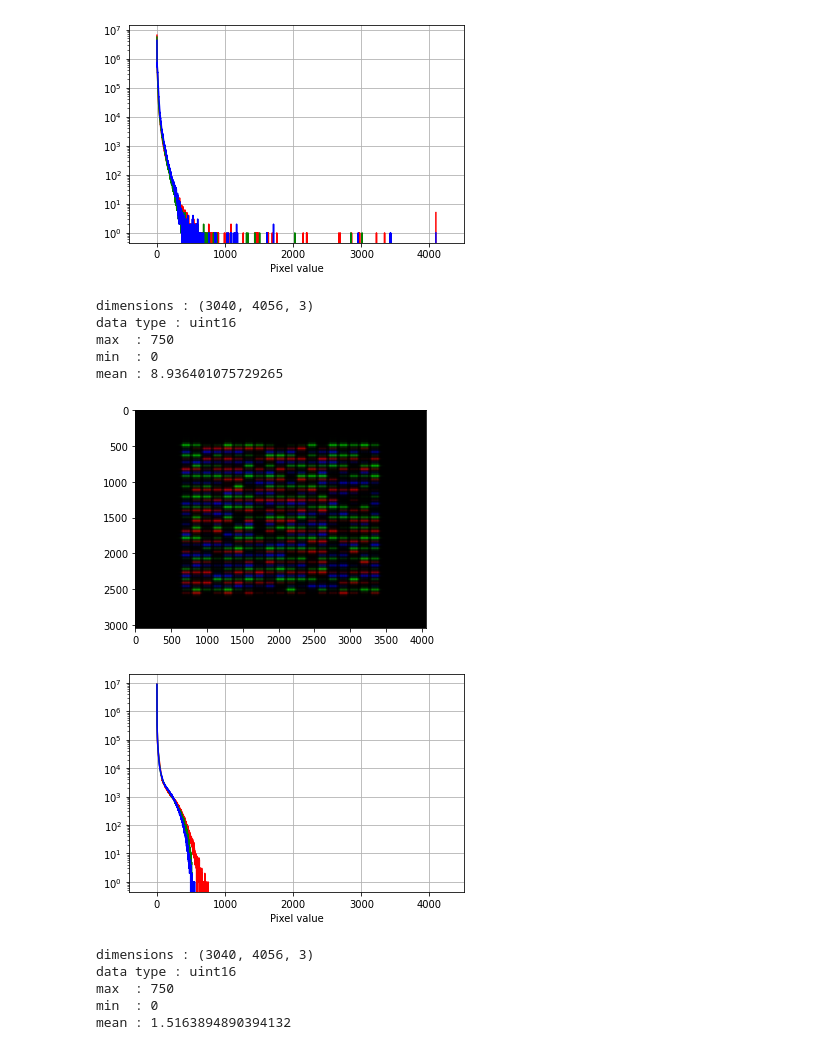
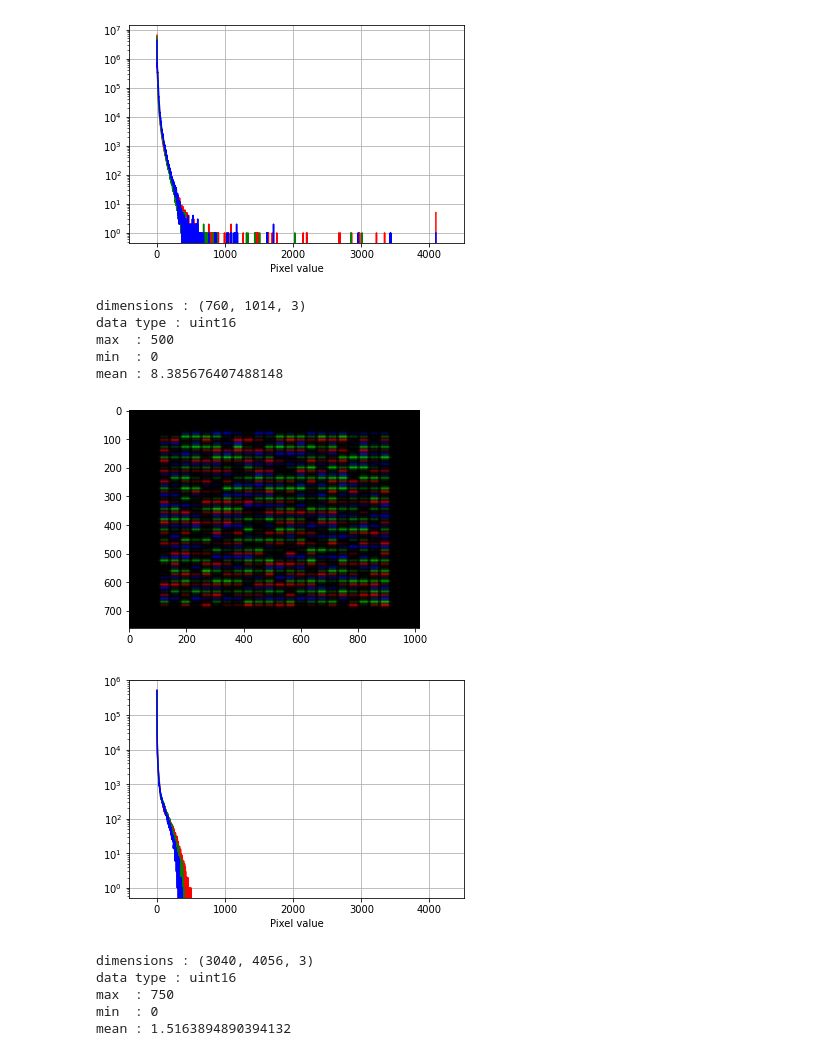
Before and after one commit to ebezzam/LenslessClassification, a Jupyter notebook: notebooks/visualization.ipynb, the cells around one changed output. Saved outputs shown, nothing was run; the diff lists cells and outputs as text; code cells hidden in the pictures.

```diff
--- a/notebooks/visualization.ipynb
+++ b/notebooks/visualization.ipynb
@@ -86,21 +89,22 @@ mean : 6.764968348818298
 [figure]
 [figure]
 # %%
-fp = "../psfs/simulated_adafruit.png"
+# fp = "../psfs/simulated_adafruit.png"
+fp = "../psfs/simulated_adafruit_crop0.8_down4_11042022_10h01.png"
 gamma = 2.2
 single_psf = False     # use same PSF per channel
 
 psf = load_psf(fp=fp, verbose=True, downsample=downsample, single_psf=single_psf, return_float=False, bg_pix=bg_pix)
 plot_image(psf, gamma=gamma, normalize=True)
 pixel_histogram(psf, nbits=nbits);
 # %% [output]
-dimensions : (3040, 4056, 3)
+dimensions : (760, 1014, 3)
 data type : uint16
-max  : 750
+max  : 500
 min  : 0
-mean : 8.936401075729265
+mean : 8.385676407488148
-[figure, old version]
+[figure, new version]
-[figure, old version]
+[figure, new version]
 # %%
 fp = "../psfs/simulated_adafruit_noise.png"
 gamma = 4
```
Also changed, not shown: parts of 26 cells of this notebook, 12 other files.
